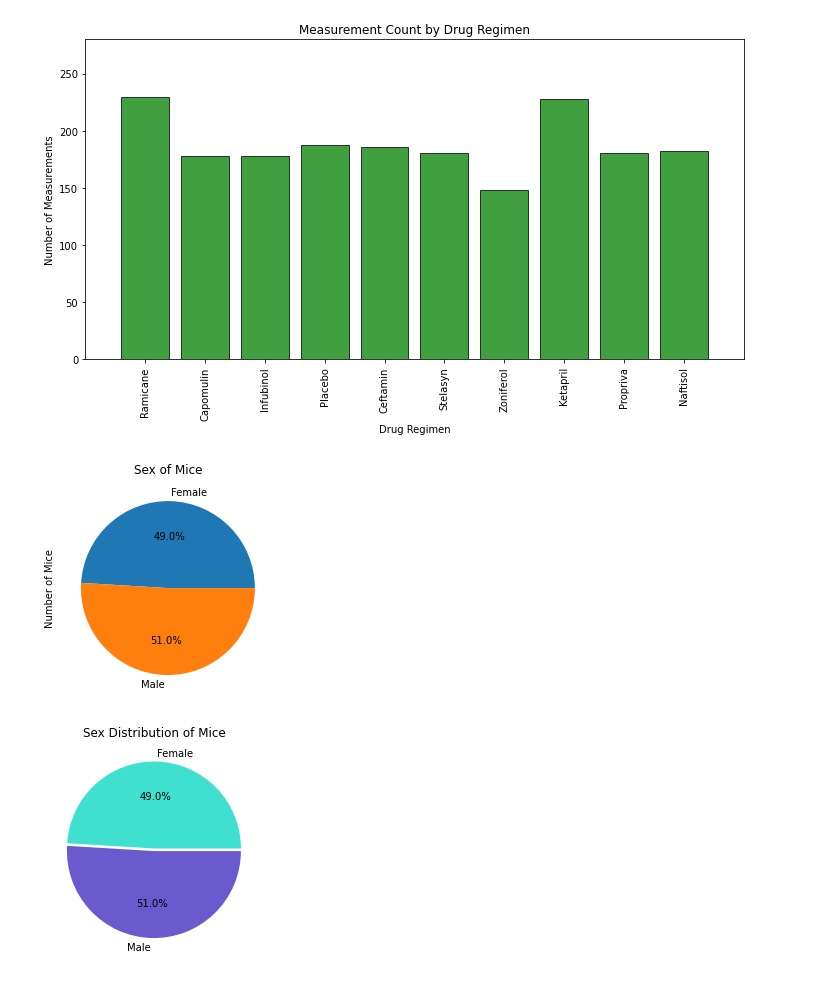
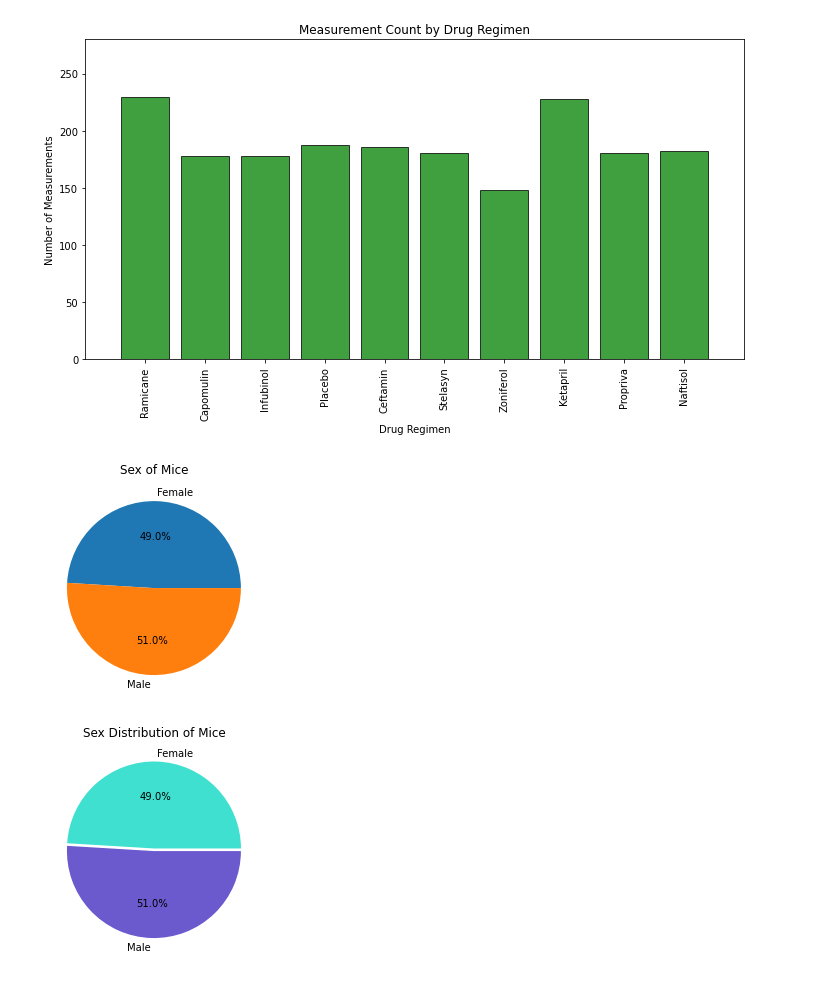
Before and after one commit to acsours/matplotlib-homework, a Jupyter notebook: pymaceuticals_starter.ipynb, the cells around one changed output. Saved outputs shown, nothing was run; the diff lists cells and outputs as text; code cells hidden in the pictures.

```diff
--- a/pymaceuticals_starter.ipynb
+++ b/pymaceuticals_starter.ipynb
@@ -251,19 +251,20 @@ plt.show()
 # %%
 # Generate a pie plot showing the distribution of female versus male mice using pandas
 
 sex_count_df=merged_df_clean[['Mouse ID', 'Sex']].groupby('Sex').count()
 
 new_columns={
     "Mouse ID":"Number of Mice"
 }
 
 sex_count_df_renamed=sex_count_df.rename(columns=new_columns)
 
 # Create pie chart using df above
 sex_count_df_renamed.plot(y="Number of Mice", kind='pie', title="Sex of Mice", autopct='%1.1f%%', legend=False)
+plt.ylabel("")
 plt.show()
 # %% [output]
-[figure, old version]
+[figure, new version]
 # %%
 # Generate a pie plot showing the distribution of female versus male mice using pyplot
 labels = sex_count_df_renamed.index
```
Also changed, not shown: parts of 25 cells of this notebook.
